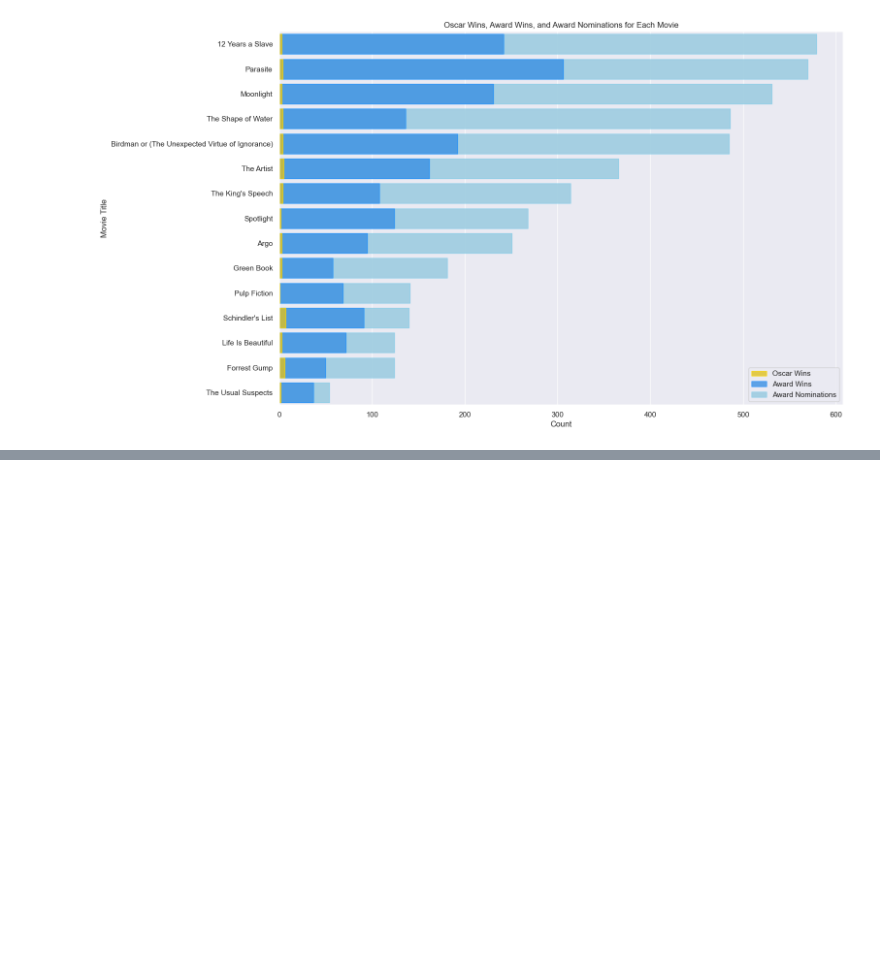
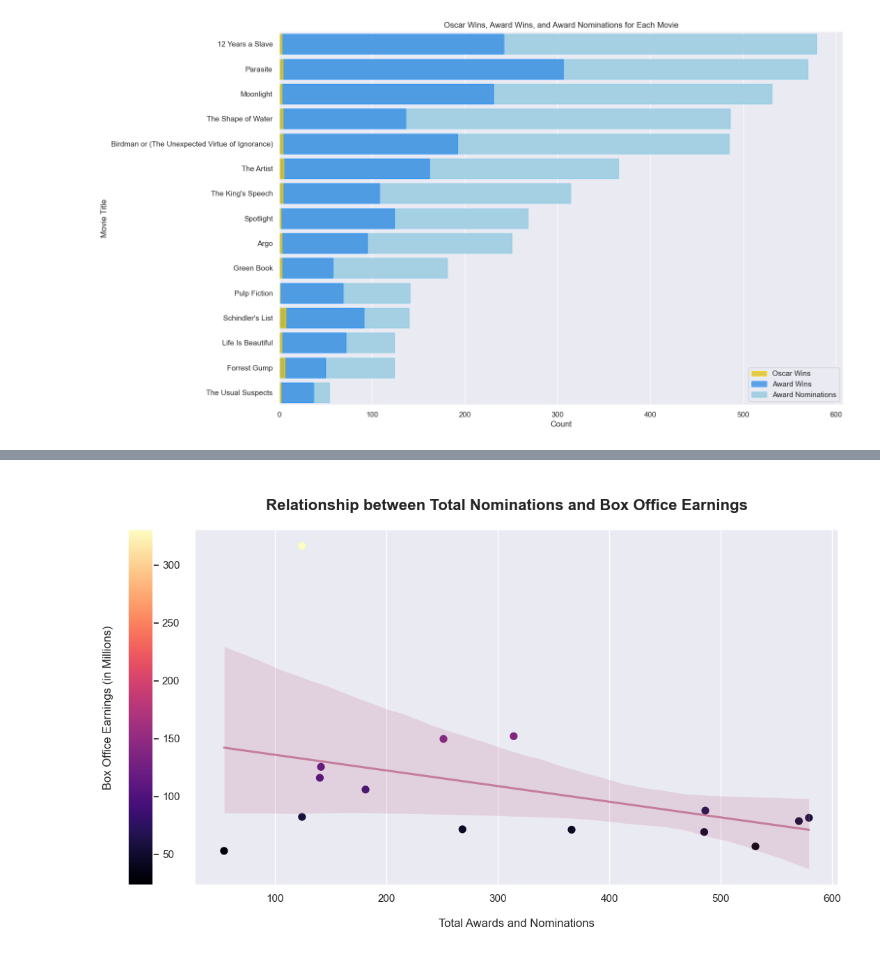
Before and after one commit to brian-jensen/datd-movie-api-analysis, a Jupyter notebook: movie_analysis.ipynb, the cells around one changed output, grey strips where cells are left out. Cells and saved outputs as stored; diff of their text form; code cells hidden in the pictures; blank space fills up the shorter version.

```diff
--- a/movie_analysis.ipynb
+++ b/movie_analysis.ipynb
@@ -10,6 +10,12 @@ warnings.filterwarnings('ignore', category=FutureWarning)
 
 sns.set_theme()
 movies_df = pd.read_csv('movies.csv')
+
+AWARD_WINS = 'Award Wins'
+TOTALS = r'Total Awards and Nominations'
+AWARD_NOMS = 'Award Nominations'
+OSCAR_WINS = 'Oscar Wins'
+BOX_OFFICE = 'Box Office in Millions'
 # %% [markdown]
 <style>
     * {
@@ -140,15 +144,13 @@ plt.show()
 
 The stacked bar chart below displays the total awards and nominations received by each movie. From the chart, I can see that **12 Years a Slave**(579) has the highest combined total of award wins and nominations, while **The Usual Suspects**(54) has the lowest combined total in the dataset.
 # %%
-TOTALS = r'Total Awards and Nominations'
-
-movies_df[TOTALS] = movies_df['Award Wins'] + movies_df['Award Nominations']
+movies_df[TOTALS] = movies_df[AWARD_WINS] + movies_df[AWARD_NOMS]
 
 movies_df_sorted = movies_df.sort_values(by=TOTALS, ascending=False)
 plt.figure(figsize=(15, 10))
 colors = ['skyblue', 'dodgerblue', 'gold']
-labels = ['Award Nominations', AWARD_WINS, 'Oscar Wins']
-cols = [TOTALS, AWARD_WINS, 'Oscar Wins']
+labels = [AWARD_NOMS, AWARD_WINS, OSCAR_WINS]
+cols = [TOTALS, AWARD_WINS, OSCAR_WINS]
 
 for col, color, label in zip(cols, colors, labels):
     sns.barplot(data=movies_df_sorted, y='Movie Title', x=col, color=color,
@@ -164,0 +191,26 @@ plt.show()
+# %%
+
+movies_df[BOX_OFFICE] = movies_df['Box Office'] / 1000000
+movies_df[TOTALS] = movies_df[AWARD_WINS] + movies_df[AWARD_NOMS]
+
+fig, ax = plt.subplots(figsize=(12, 6))
+
+scatter = ax.scatter(movies_df[TOTALS], movies_df[BOX_OFFICE],
+                     c=movies_df[BOX_OFFICE], cmap='magma', s=50)
+sns.regplot(x=TOTALS, y=BOX_OFFICE, data=movies_df, scatter=False,
+            line_kws={'color':'#B34573', 'alpha':0.6}, ax=ax)
+
+ax.yaxis.set_visible(False)
+cbar_ax = fig.add_axes([0.1, 0.1, 0.03, 0.85])
+cbar = fig.colorbar(scatter, cax=cbar_ax, orientation='vertical')
+cbar.ax.yaxis.set_label_position('left')
+cbar.set_label('Box Office Earnings (in Millions)', rotation=90, labelpad=15)
+title_position = ax.title.get_position()
+ax.set_title('\nRelationship between Total Nominations and Box Office Earnings',
+             fontsize=16, fontweight='bold', x=title_position[0] - 0.015,
+             y=title_position[1], pad=20)
+ax.set_xlabel(TOTALS, labelpad=15)
+ax.set_position([0.18, 0.1, 0.77, 0.85])
+plt.show()
+# %% [output]
+[figure, added]
```
Also changed, not shown: parts of 3 cells of this notebook.
